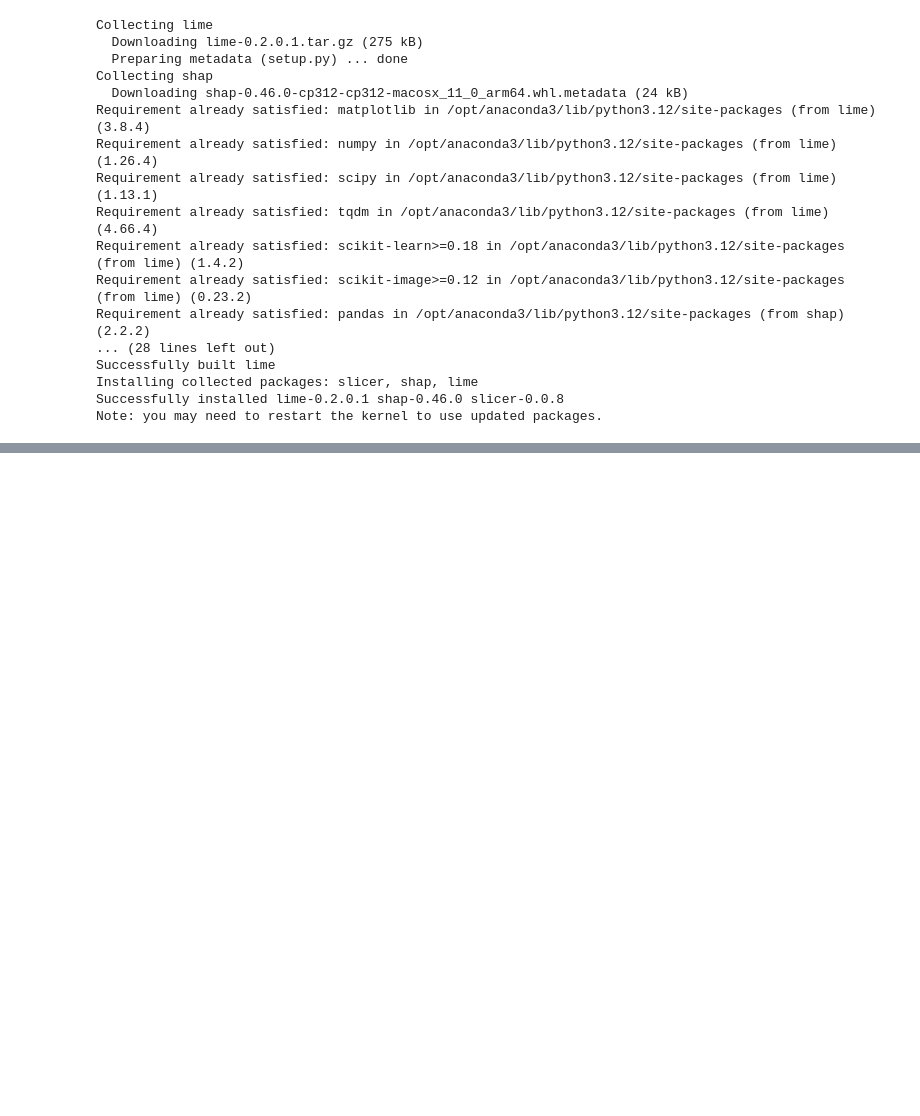
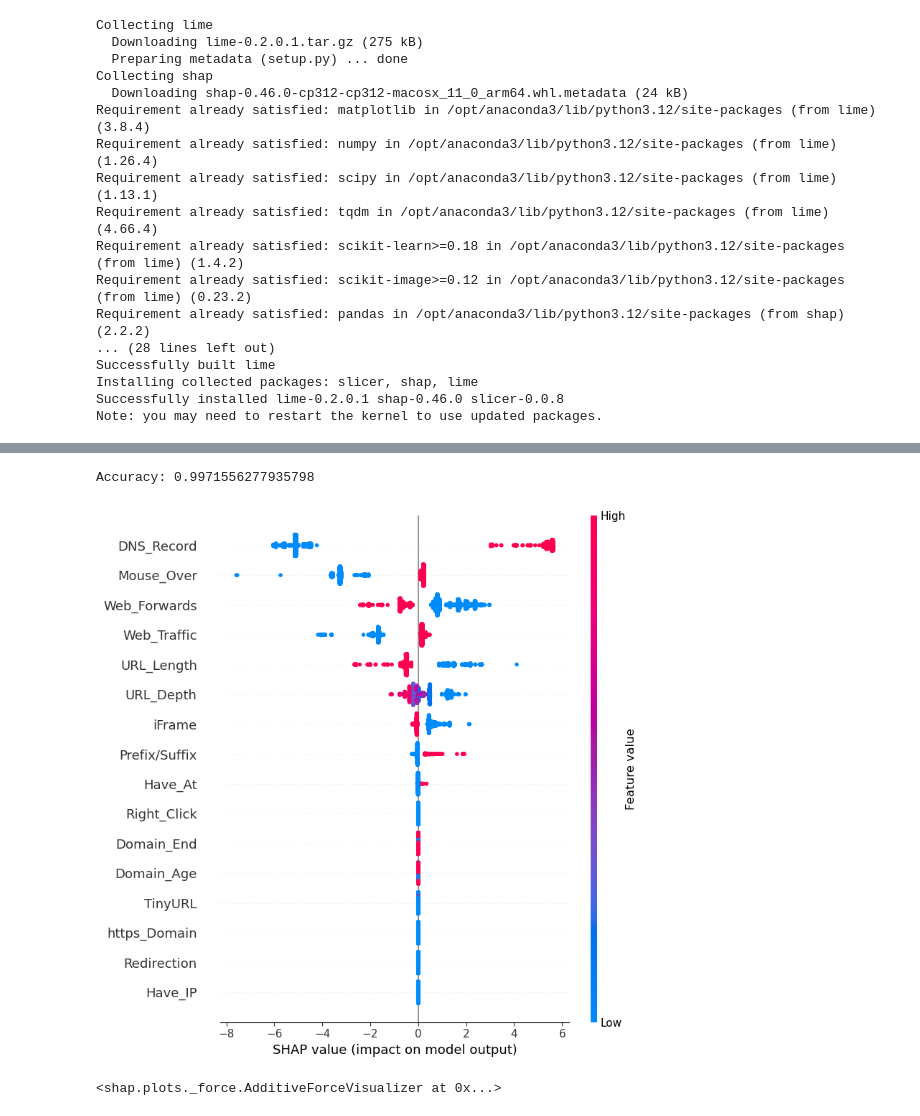
Before and after one commit to reggi49/boosting-phishing-detection, a Jupyter notebook: alhamdulillah.ipynb, the cells around one changed output, grey strips where cells are left out. Saved outputs shown, nothing was run; the diff lists cells and outputs as text; code cells hidden in the pictures; blank space fills up the shorter version.

```diff
--- a/alhamdulillah.ipynb
+++ b/alhamdulillah.ipynb
@@ -318,12 +566,28 @@ exp.show_in_notebook()  # Untuk menampilkan hasil di Jupyter Notebook
 # %%
 import shap
+shap.initjs()
+X = data.drop('Label', axis=1)  # Fitur
+y = data['Label']  # Target (label)
 
-# Membuat explainer untuk model Anda
-explainer = shap.TreeExplainer(model)  # Jika menggunakan model tree-based, misalnya XGBoost
+X_train, X_test, y_train, y_test = train_test_split(X, y, test_size=0.2, random_state=12)
+
+# Model XGBoost
+model = XGBClassifier(eval_metric='logloss')
+model.fit(X_train, y_train)
+
+# Prediksi dan Evaluasi
+y_pred = model.predict(X_test)
+print("Accuracy:", accuracy_score(y_test, y_pred))
+
+# Inisialisasi explainer SHAP
+explainer = shap.TreeExplainer(model)
+
+# SHAP values untuk sampel dari X_test
 shap_values = explainer.shap_values(X_test)
 
-# Visualisasi untuk satu prediksi
-shap.force_plot(explainer.expected_value[1], shap_values[1][0], X_test.iloc[0], feature_names=feature_names)
+# Plot global interpretasi
+shap.summary_plot(shap_values, X_test, feature_names=X.columns.tolist())
 
-# Summary plot untuk melihat pentingnya fitur secara global
-shap.summary_plot(shap_values[1], X_test, feature_names=feature_names)
+# Plot lokal untuk satu sampel
+shap.force_plot(explainer.expected_value, shap_values[sample_index, :], X_test.iloc[sample_index, :])
+# %% [output]
@@ -329,0 +595,3 @@ shap.summary_plot(shap_values[1], X_test, feature_names=feature_names)
+Accuracy: 0.9971556277935798
+[figure, added]
+<shap.plots._force.AdditiveForceVisualizer at 0x...>
```
Also changed, not shown: parts of 16 cells of this notebook.
